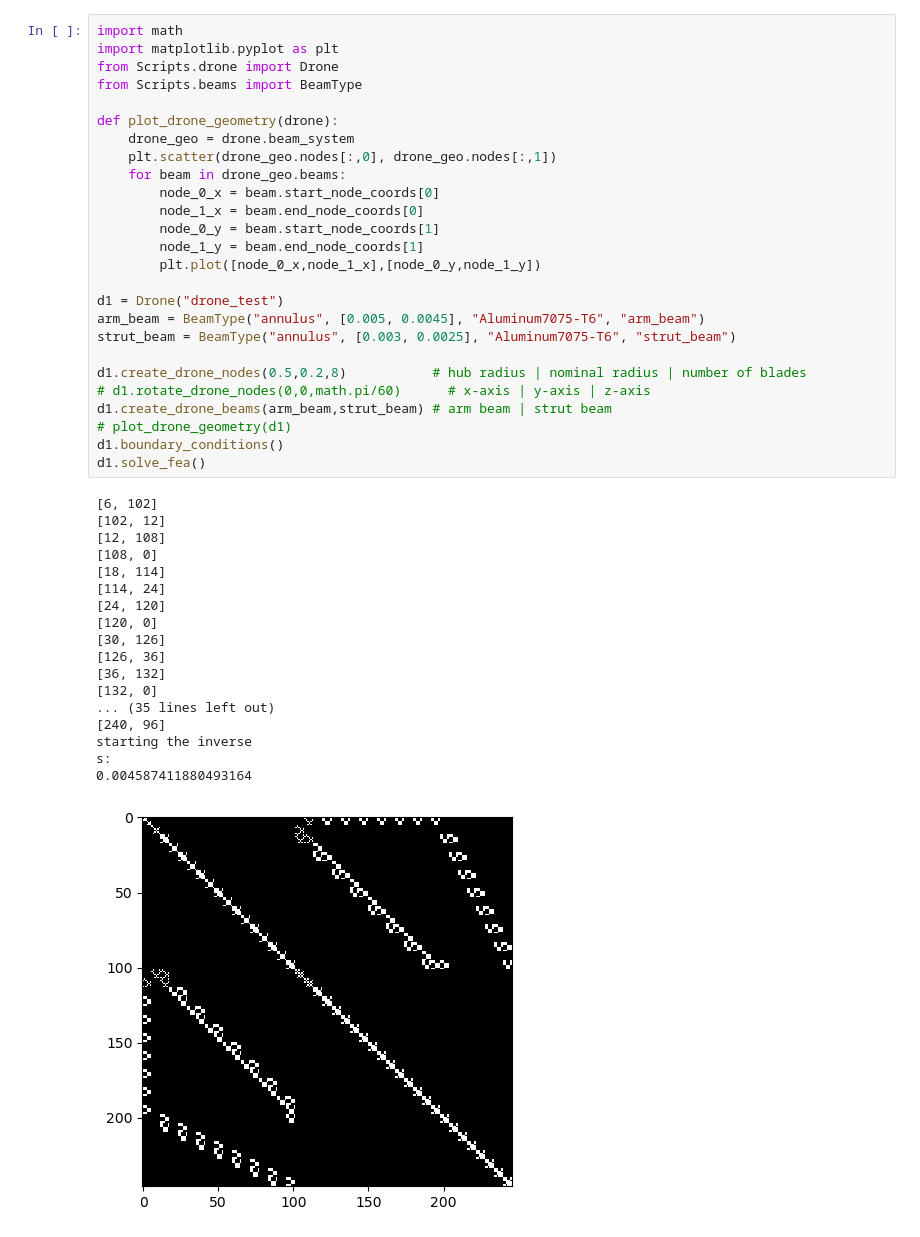
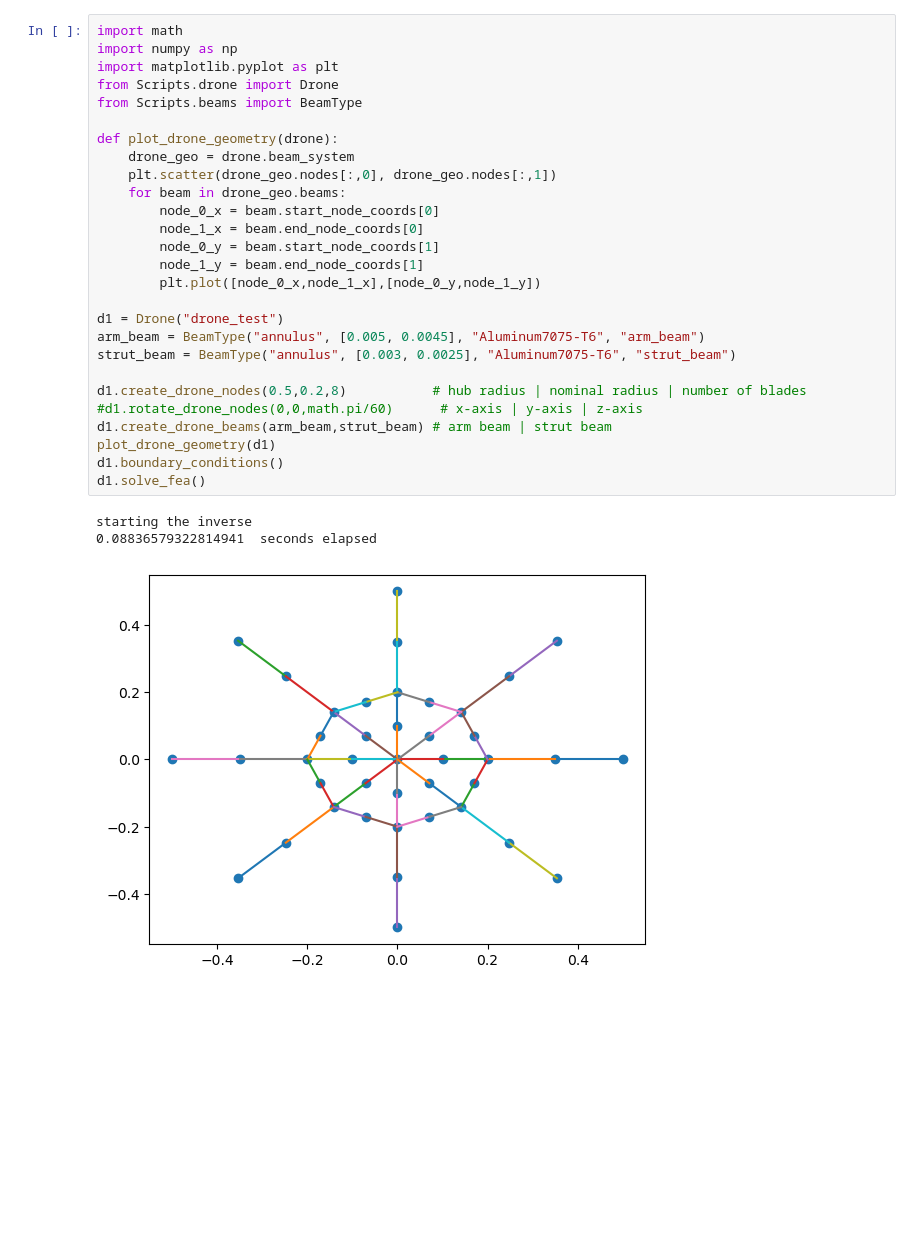
Before and after one commit to NathanielHargan/UAV_Optimization, a Jupyter notebook: PlotDrone.ipynb, the cells around one changed output. Drawn from its saved outputs; the diff is of its cells as text; blank space fills up the shorter version.

Commit message:
UAV_Mission
i think it works will plot more

```diff
--- a/PlotDrone.ipynb
+++ b/PlotDrone.ipynb
@@ -1,45 +1,31 @@
 # %%
 import math
+import numpy as np
 import matplotlib.pyplot as plt
 from Scripts.drone import Drone
 from Scripts.beams import BeamType
 
 def plot_drone_geometry(drone):
     drone_geo = drone.beam_system
     plt.scatter(drone_geo.nodes[:,0], drone_geo.nodes[:,1])
     for beam in drone_geo.beams:
         node_0_x = beam.start_node_coords[0]
         node_1_x = beam.end_node_coords[0]
         node_0_y = beam.start_node_coords[1]
         node_1_y = beam.end_node_coords[1]
         plt.plot([node_0_x,node_1_x],[node_0_y,node_1_y])
 
 d1 = Drone("drone_test")
 arm_beam = BeamType("annulus", [0.005, 0.0045], "Aluminum7075-T6", "arm_beam")
 strut_beam = BeamType("annulus", [0.003, 0.0025], "Aluminum7075-T6", "strut_beam")
 
 d1.create_drone_nodes(0.5,0.2,8)           # hub radius | nominal radius | number of blades
-# d1.rotate_drone_nodes(0,0,math.pi/60)      # x-axis | y-axis | z-axis
+#d1.rotate_drone_nodes(0,0,math.pi/60)      # x-axis | y-axis | z-axis
 d1.create_drone_beams(arm_beam,strut_beam) # arm beam | strut beam
-# plot_drone_geometry(d1)
+plot_drone_geometry(d1)
 d1.boundary_conditions()
 d1.solve_fea()
 # %% [output]
-[6, 102]
-[102, 12]
-[12, 108]
-[108, 0]
-[18, 114]
-[114, 24]
-[24, 120]
-[120, 0]
-[30, 126]
-[126, 36]
-[36, 132]
-[132, 0]
-... (35 lines left out)
-[240, 96]
 starting the inverse
-s:
-0.004587411880493164
+0.08836579322814941  seconds elapsed
-[figure, old version]
+[figure, new version]
```
Also changed, not shown: parts of 1 cell of this notebook, 2 other files.
